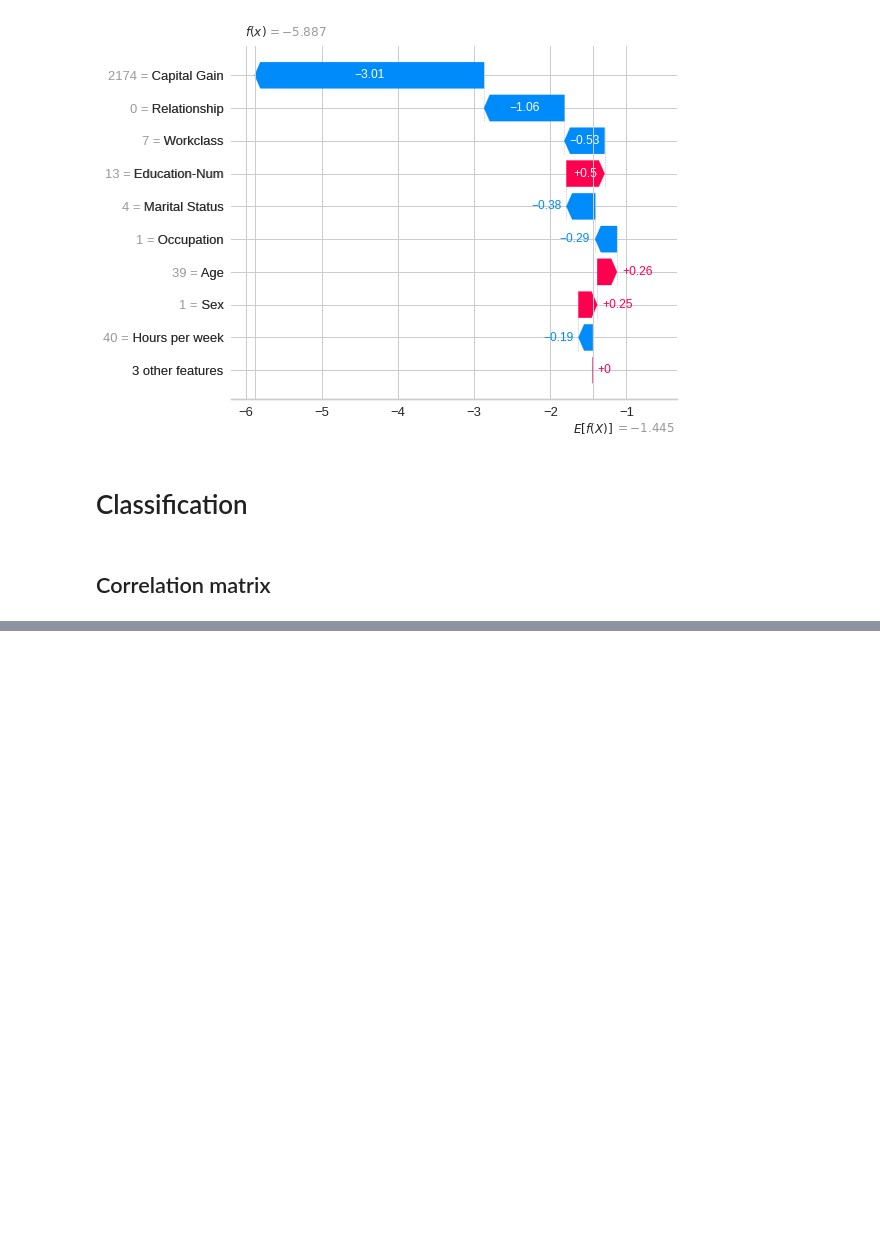
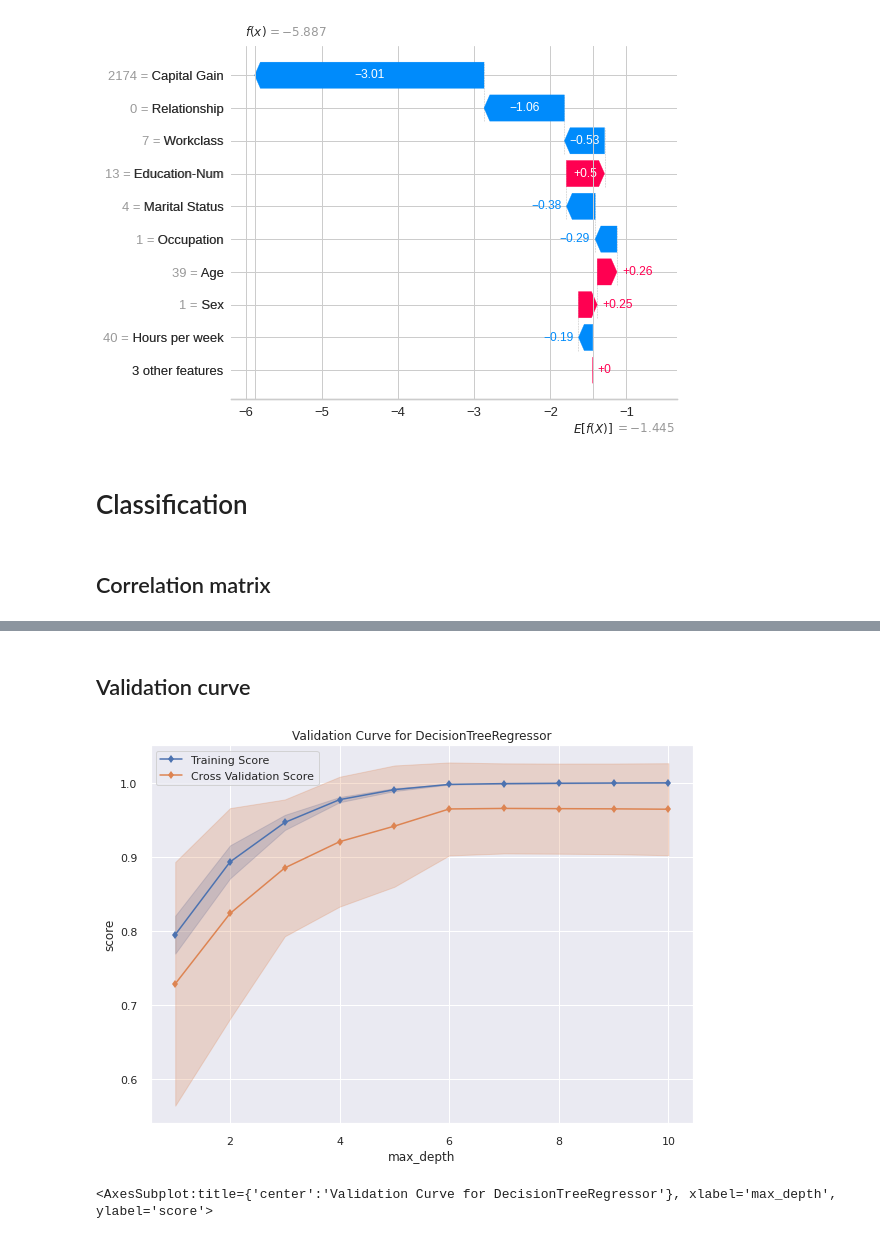
Before and after one commit to alessandro1802/ml-visualizations, a Jupyter notebook: notebook.ipynb, the cells around one changed output, grey strips where cells are left out. Drawn from its saved outputs; the diff is of its cells as text; code cells hidden in the pictures; blank space fills up the shorter version.

```diff
--- a/notebook.ipynb
+++ b/notebook.ipynb
@@ -144,0 +138,20 @@ fig = sns.heatmap(data.corr(),
+# %% [markdown]
+## Validation curve
+# %%
+# Load the dataset
+import yellowbrick.datasets
+X, y = yellowbrick.datasets.load_energy()
+
+import yellowbrick
+
+visualizer = yellowbrick.model_selection.ValidationCurve(
+    sklearn.tree.DecisionTreeRegressor(),
+    param_name ="max_depth",
+    param_range = np.arange(1, 11),
+    scoring = "r2",
+    size = (700, 500))
+visualizer.fit(X, y)
+visualizer.show()
+# %% [output]
+[figure, added]
+<AxesSubplot:title={'center':'Validation Curve for DecisionTreeRegressor'}, xlabel='max_depth', ylabel='score'>
```
Also changed, not shown: parts of 1 cell of this notebook.
